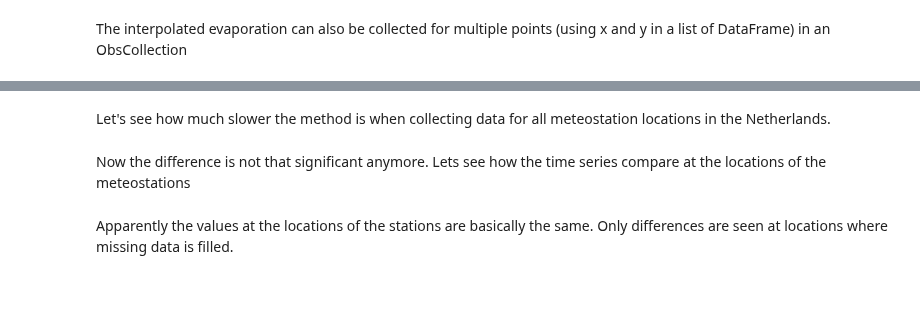
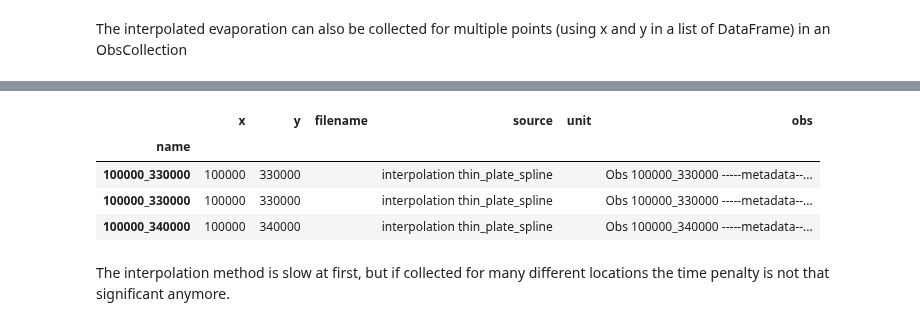
Before and after one commit to ArtesiaWater/hydropandas, a Jupyter notebook: examples/02_knmi_observations.ipynb, the cells around one changed output, grey strips where cells are left out. Cells and saved outputs as stored; diff of their text form; code cells hidden in the pictures; blank space fills up the shorter version.

```diff
--- a/examples/02_knmi_observations.ipynb
+++ b/examples/02_knmi_observations.ipynb
@@ -635,2 +612,0 @@ et2
-# %% [markdown]
-Let's see how much slower the method is when collecting data for all meteostation locations in the Netherlands.
@@ -646,2 +612,0 @@ Let's see how much slower the method is when collecting data for all meteostatio
-# %% [markdown]
-Now the difference is not that significant anymore. Lets see how the time series compare at the locations of the meteostations
@@ -658,2 +613,11 @@ Now the difference is not that significant anymore. Lets see how the time series
-# %% [markdown]
-Apparently the values at the locations of the stations are basically the same. Only differences are seen at locations where missing data is filled.
+# %%
+oc_et = oc.interpolate(xy=[(100000, 330000), (100000, 330000), (100000, 340000)])
+oc_et
+# %% [output]
+|  | x | y | filename | source | unit | obs |
+| name |  |  |  |  |  |  |
+| 100000_330000 | 100000 | 330000 |  | interpolation thin_plate_spline |  | Obs 100000_330000 -----metadata--... |
+| 100000_330000 | 100000 | 330000 |  | interpolation thin_plate_spline |  | Obs 100000_330000 -----metadata--... |
+| 100000_340000 | 100000 | 340000 |  | interpolation thin_plate_spline |  | Obs 100000_340000 -----metadata--... |
+# %% [markdown]
+The interpolation method is slow at first, but if collected for many different locations the time penalty is not that significant anymore.
```
Also changed, not shown: parts of 18 cells of this notebook.
